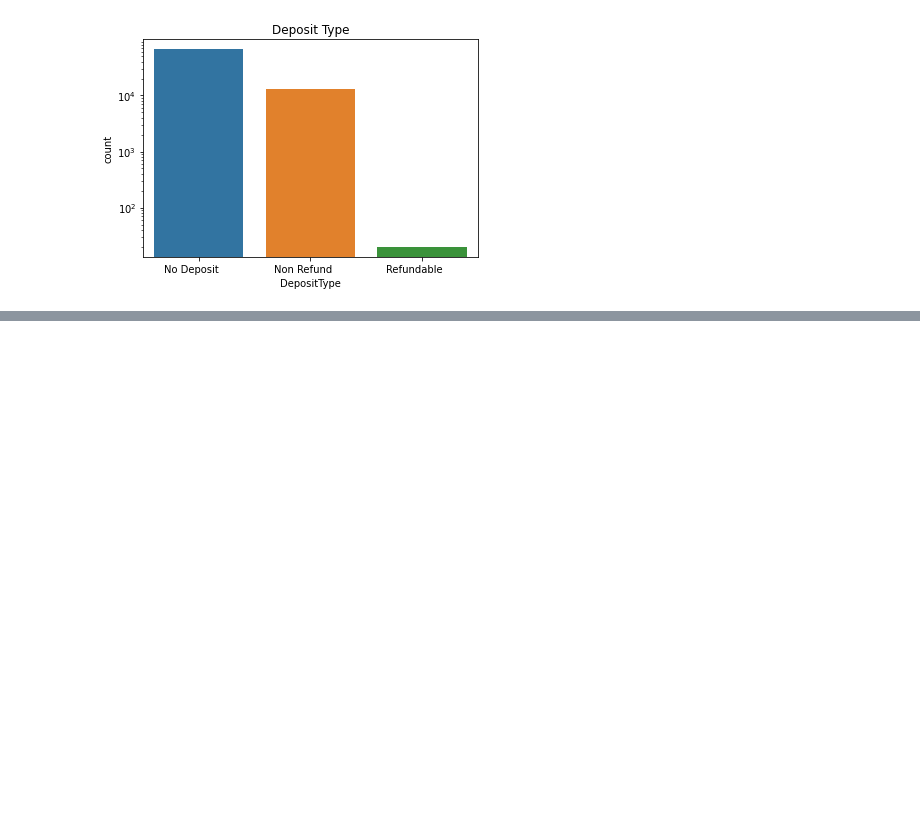
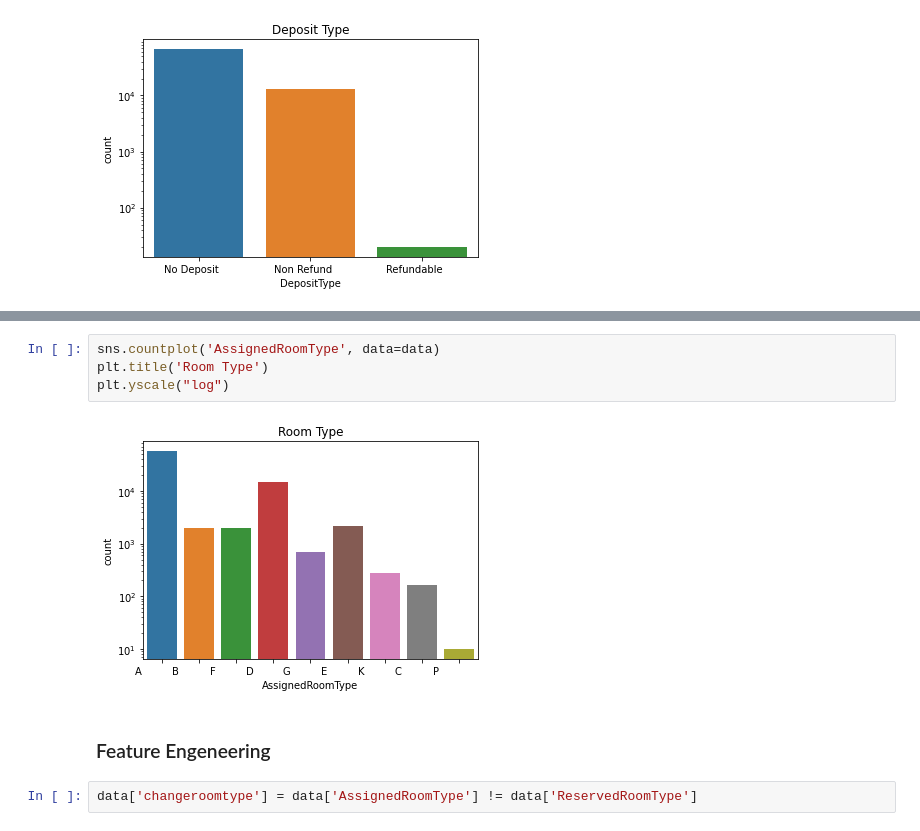
Before and after one commit to fredericojpr/BC2_Predict_Cancellations, a Jupyter notebook: scripts/BC2_Notebook_Goncalo.ipynb, the cells around one changed output, grey strips where cells are left out. Saved outputs shown, nothing was run; the diff lists cells and outputs as text; blank space fills up the shorter version.

```diff
--- a/scripts/BC2_Notebook_Goncalo.ipynb
+++ b/scripts/BC2_Notebook_Goncalo.ipynb
@@ -133,0 +110,10 @@ plt.yscale("log")
+# %%
+sns.countplot('AssignedRoomType', data=data)
+plt.title('Room Type')
+plt.yscale("log")
+# %% [output]
+[figure, added]
+# %% [markdown]
+### Feature Engeneering
+# %%
+data['changeroomtype'] = data['AssignedRoomType'] != data['ReservedRoomType']
```
Also changed, not shown: parts of 10 cells of this notebook.
